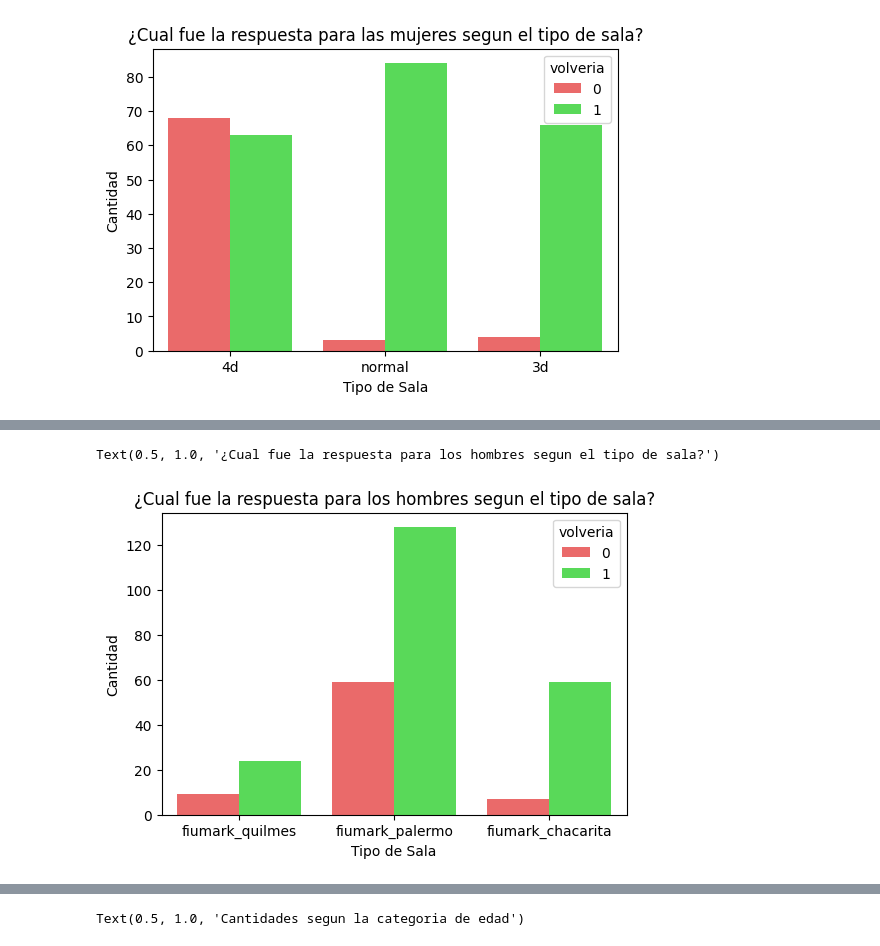
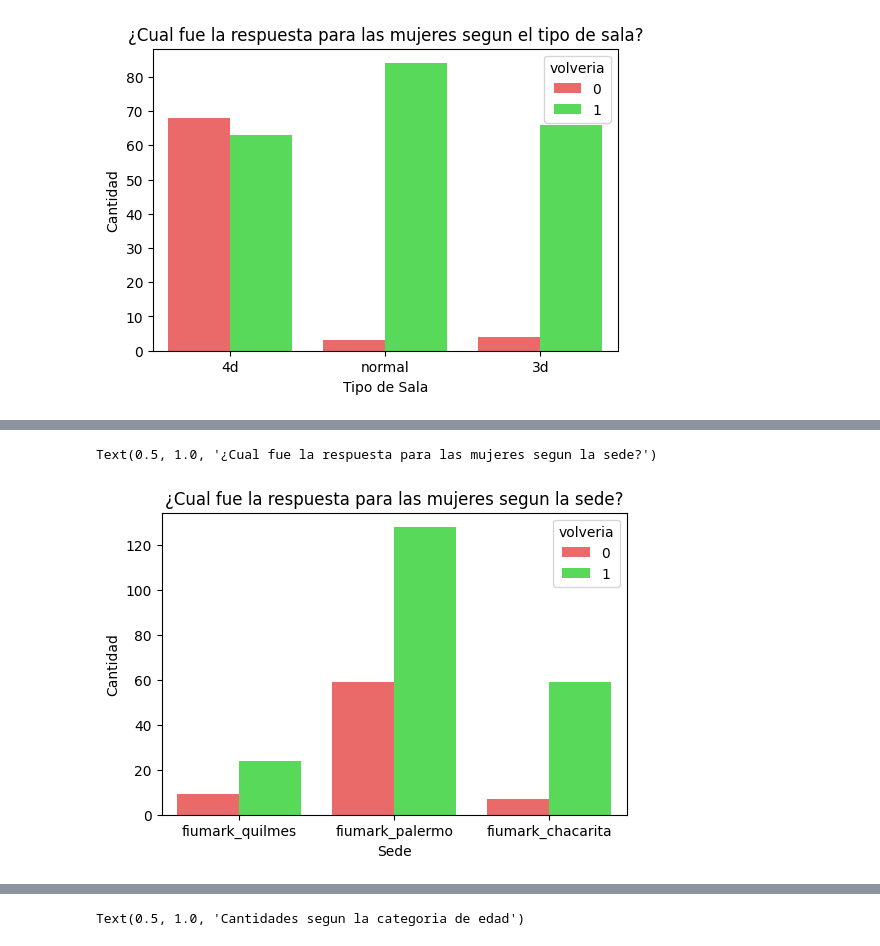
Before and after one commit to amaruDuran/7506-orgaDatos, a Jupyter notebook: tp1.ipynb, the cells around one changed output, grey strips where cells are left out. Drawn from its saved outputs; the diff is of its cells as text; code cells hidden in the pictures.

```diff
--- a/tp1.ipynb
+++ b/tp1.ipynb
@@ -381,0 +416,9 @@ TODO Otras variables
+# %%
+def transformar_acompañado(amigos, parientes):
+    return ((amigos > 0) | (parientes > 0))
+
+df['acompañado'] = df.apply(lambda x: transformar_acompañado(x.amigos, x.parientes), axis=1)
+plt.figure(dpi=120)
+plt.hlines(xmin=-1, xmax=3, y=[50,100,150,200,250,300,350], color='gray', linestyle='dotted' )
+sns.countplot(data=df, x='acompañado', hue='volveria', palette={0: '#FF5555', 1: '#44EE44'}, orient="vertical")
+plt.show()
@@ -553,9 +625,9 @@ Text(0.5, 1.0, '¿Cual fue la respuesta para los hombres segun el tipo de sala?'
 # %%
 plt.figure(dpi=100)
 sns.countplot(data=df[df['genero'] == 'mujer' ], x='nombre_sede', hue='volveria', palette={0: '#FF5555', 1: '#44EE44'},orient="vertical")
 plt.ylabel("Cantidad")
-plt.xlabel("Tipo de Sala")
-plt.title("¿Cual fue la respuesta para los hombres segun el tipo de sala?")
+plt.xlabel("Sede")
+plt.title("¿Cual fue la respuesta para las mujeres segun la sede?")
 # %% [output]
-Text(0.5, 1.0, '¿Cual fue la respuesta para los hombres segun el tipo de sala?')
+Text(0.5, 1.0, '¿Cual fue la respuesta para las mujeres segun la sede?')
-[figure, old version]
+[figure, new version]
```
Also changed, not shown: parts of 128 cells of this notebook.
